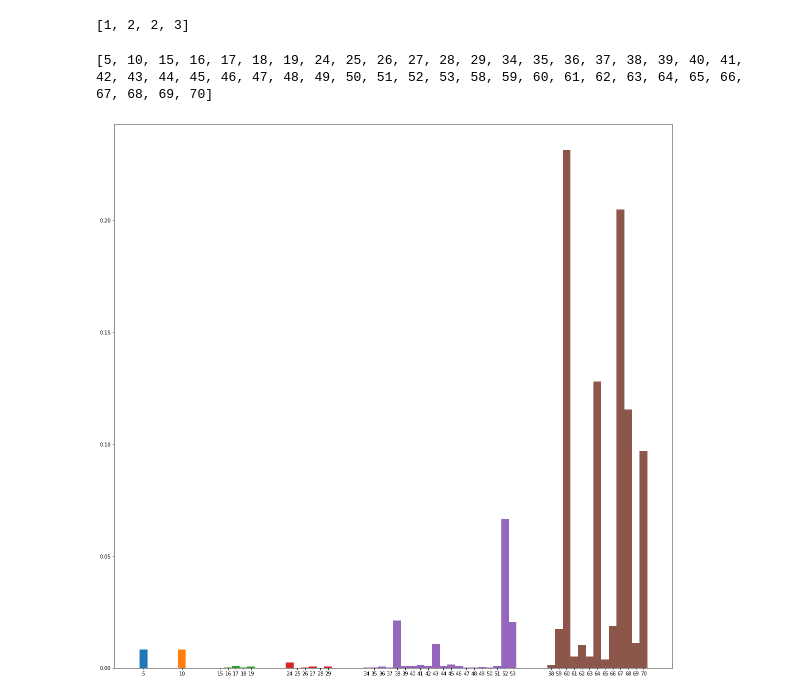
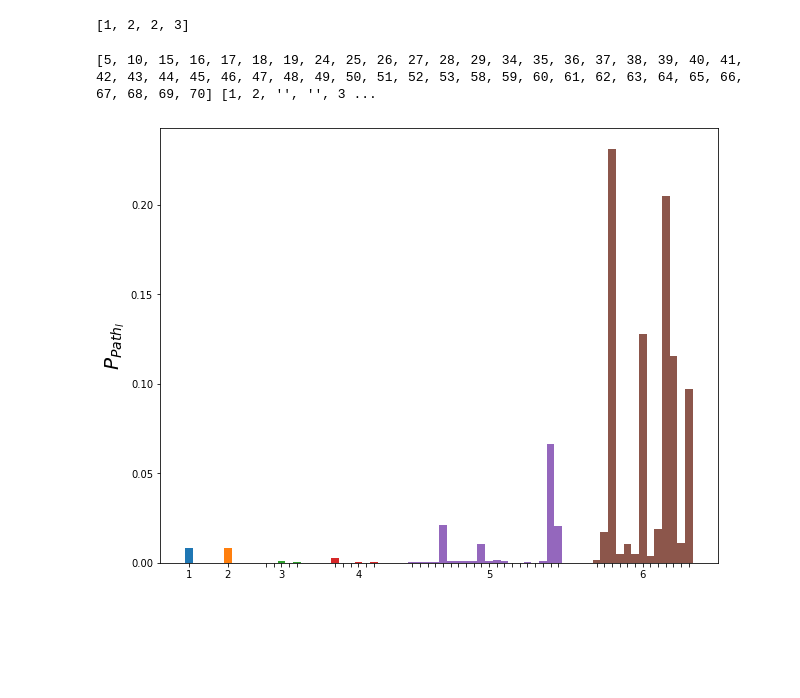
Before and after one commit to iLnezoH/cooper-trade, a Jupyter notebook: report.ipynb, the cells around one changed output. Cells and saved outputs as stored; diff of their text form; code cells hidden in the pictures; blank space fills up the shorter version.

Commit message:
feta(chart): complete almost all chart

```diff
--- a/report.ipynb
+++ b/report.ipynb
@@ -392,5 +379,5 @@ import numpy as np
 # %%
-plt.figure(figsize=(20, 20))
+plt.figure(figsize=(10, 8))
 
 width = 1
 group_gap = 5
@@ -401,35 +388,35 @@ last_index = 0
 ind = []
 xs = []
 
 for i in range(0, 6):
     group_len = len(ps[i])
 
     x = np.arange(group_len) + last_index + group_gap
     xs.append(x)
 
     last_index = x[-1]
 
     plt.bar(x, ps[i], width)
 
 
 ind = [x for j in xs for x in j]
 
 x_labels = ['' for _ in range(len(ind))]
 
 former_index = 0
 for i, x in enumerate(xs):
     x_labels[former_index + int(len(x) / 2)] = i + 1
     former_index += len(x)
 
 # plt.xticklabels(x_labels, fontsize=14)
 
-#plt.ylabel(r'P_{$/\text{Path}_l$', fontsize=14)
+plt.ylabel(r"$P_{Path_l}$", fontsize=20)
 # plt.xticks(ind, [i + 1 for i in range(len(xs))])
-plt.xticks(ind)
+plt.xticks(ind, x_labels)
 
-print(ind)
+print(ind, x_labels)
 
 plt.show()
 # %% [output]
-[5, 10, 15, 16, 17, 18, 19, 24, 25, 26, 27, 28, 29, 34, 35, 36, 37, 38, 39, 40, 41, 42, 43, 44, 45, 46, 47, 48, 49, 50, 51, 52, 53, 58, 59, 60, 61, 62, 63, 64, 65, 66, 67, 68, 69, 70]
+[5, 10, 15, 16, 17, 18, 19, 24, 25, 26, 27, 28, 29, 34, 35, 36, 37, 38, 39, 40, 41, 42, 43, 44, 45, 46, 47, 48, 49, 50, 51, 52, 53, 58, 59, 60, 61, 62, 63, 64, 65, 66, 67, 68, 69, 70] [1, 2, '', '', 3 ...
-[figure, old version]
+[figure, new version]
```
Also changed, not shown: parts of 3 cells of this notebook, 3 other files.
